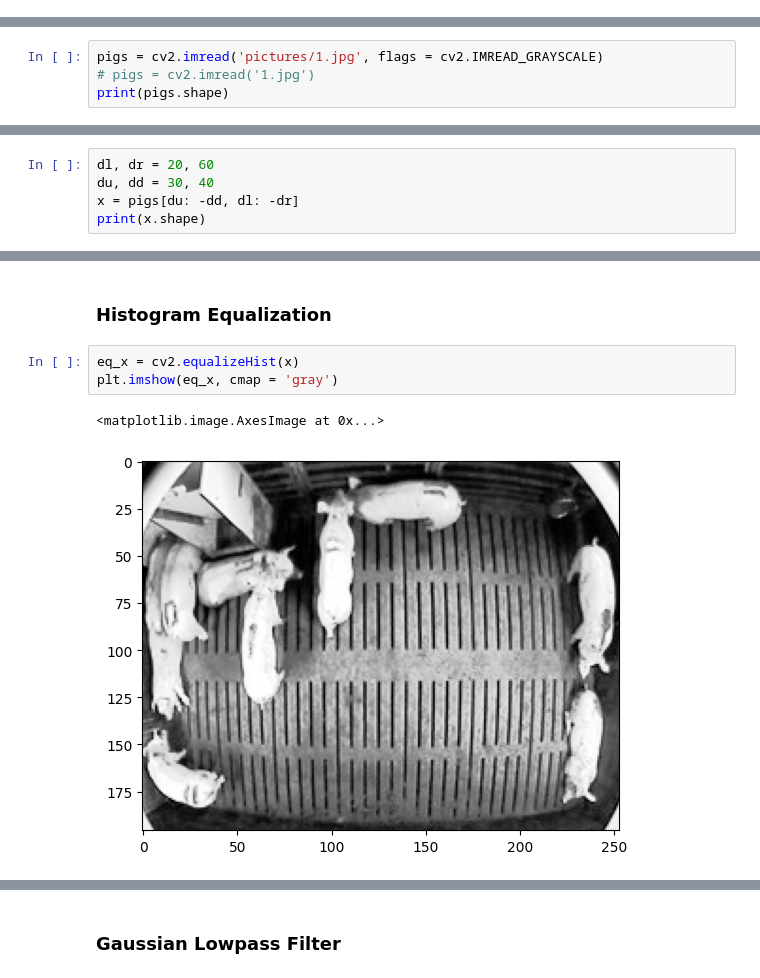
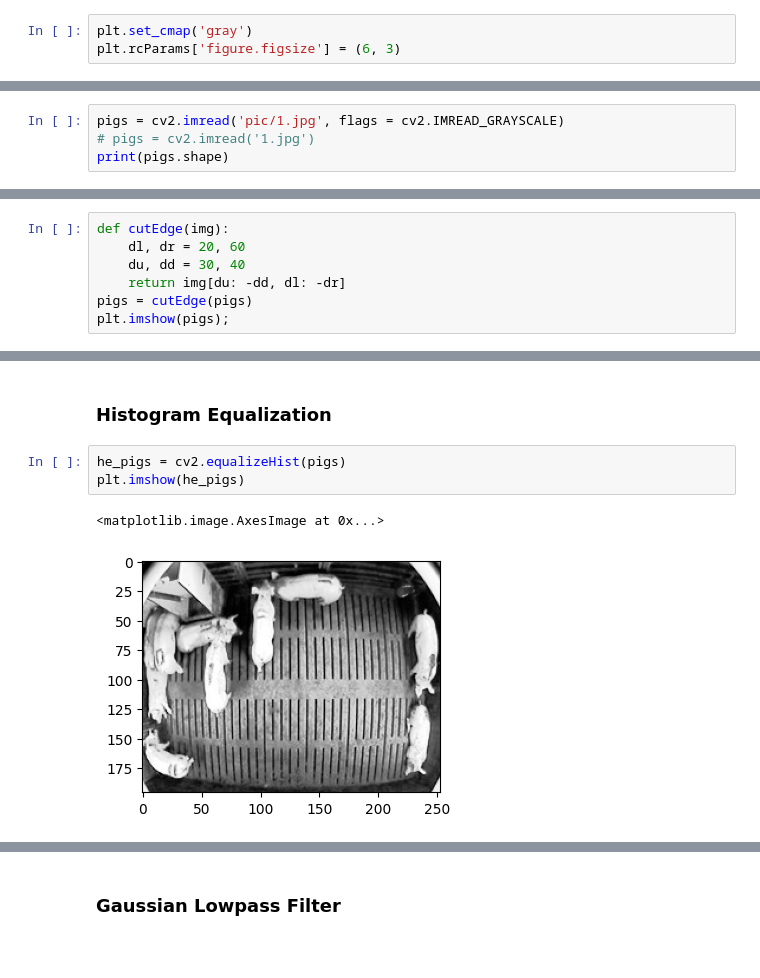
Before and after one commit to pkuxklx/cv_mass, a Jupyter notebook: 1.ipynb, the cells around one changed output, grey strips where cells are left out. Cells and saved outputs as stored; diff of their text form; blank space fills up the shorter version.

```diff
--- a/1.ipynb
+++ b/1.ipynb
@@ -3,0 +5,3 @@ import matplotlib.pyplot as plt
+# %%
+plt.set_cmap('gray')
+plt.rcParams['figure.figsize'] = (6, 3)
@@ -4,5 +10,5 @@ import matplotlib.pyplot as plt
 # %%
-pigs = cv2.imread('pictures/1.jpg', flags = cv2.IMREAD_GRAYSCALE)
+pigs = cv2.imread('pic/1.jpg', flags = cv2.IMREAD_GRAYSCALE)
 # pigs = cv2.imread('1.jpg')
 print(pigs.shape)
 # %% [output]
@@ -17,6 +26,8 @@ plt.imshow(pigs, cmap = 'gray');
 # %%
-dl, dr = 20, 60
-du, dd = 30, 40
-x = pigs[du: -dd, dl: -dr]
-print(x.shape)
+def cutEdge(img):
+    dl, dr = 20, 60
+    du, dd = 30, 40
+    return img[du: -dd, dl: -dr]
+pigs = cutEdge(pigs)
+plt.imshow(pigs);
 # %% [output]
@@ -29,8 +42,8 @@ plt.imshow(x, cmap = 'gray')
 # %% [markdown]
 ### Histogram Equalization
 # %%
-eq_x = cv2.equalizeHist(x)
-plt.imshow(eq_x, cmap = 'gray')
+he_pigs = cv2.equalizeHist(pigs)
+plt.imshow(he_pigs)
 # %% [output]
 <matplotlib.image.AxesImage at 0x...>
-[figure, old version]
+[figure, new version]
```
Also changed, not shown: parts of 30 cells of this notebook, 23 other files.
